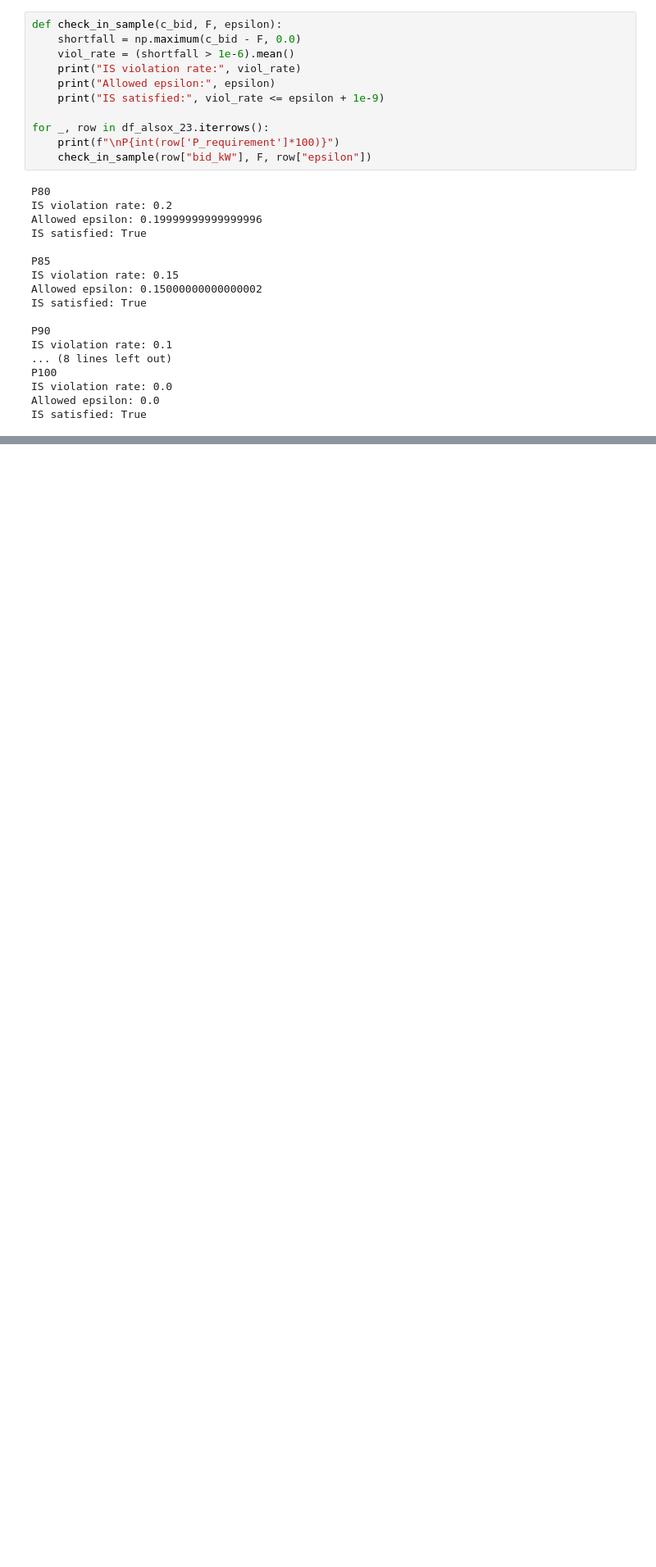
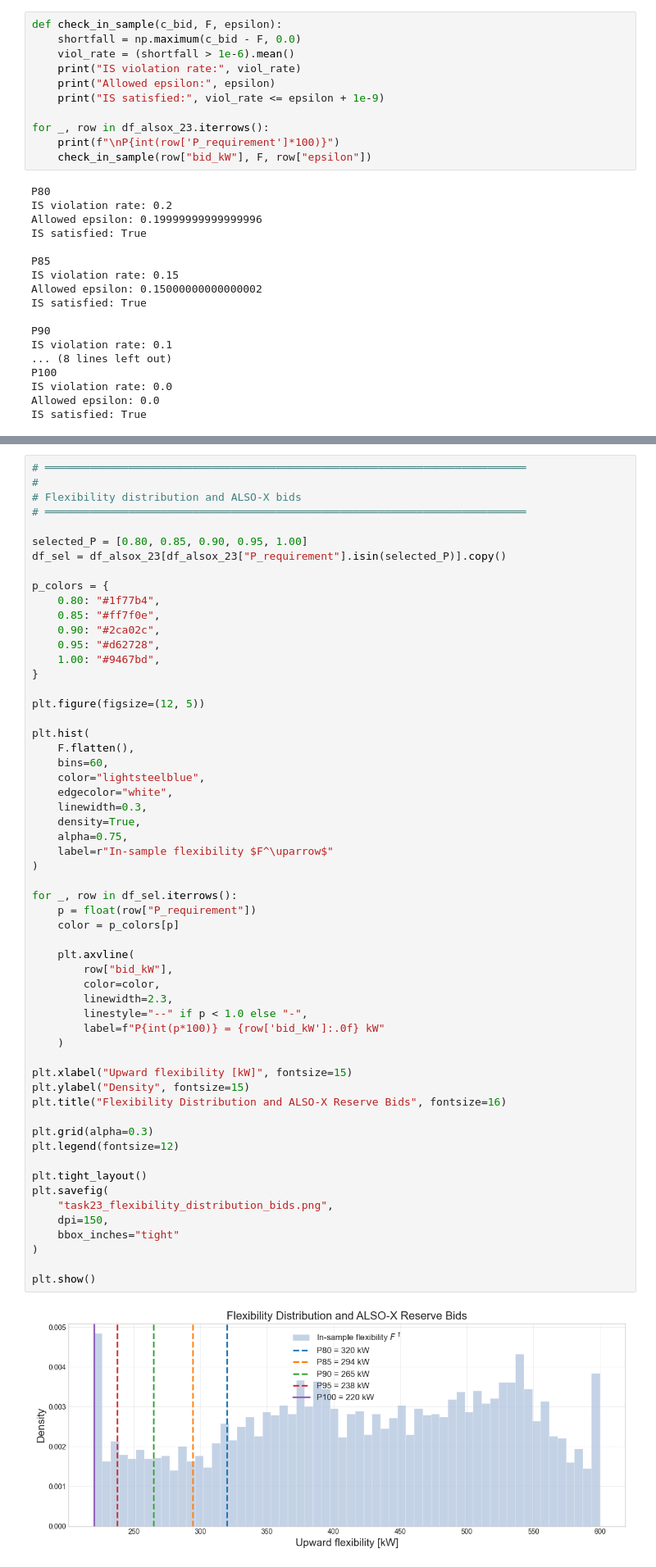
Before and after one commit to Irene-GL/Renewable-in-Electricity-Market-Assignment-2, a Jupyter notebook: Step2.ipynb, the cells around one changed output, grey strips where cells are left out. Shown at 82% size. Drawn from its saved outputs; the diff is of its cells as text; blank space fills up the shorter version.

Commit message:
Adding Task 2.3 corrections

```diff
--- a/Step2.ipynb
+++ b/Step2.ipynb
@@ -1085,0 +1086,59 @@ plt.show()
+# %%
+# ═══════════════════════════════════════════════════════════════════════════
+#
+# Flexibility distribution and ALSO-X bids
+# ═══════════════════════════════════════════════════════════════════════════
+
+selected_P = [0.80, 0.85, 0.90, 0.95, 1.00]
+df_sel = df_alsox_23[df_alsox_23["P_requirement"].isin(selected_P)].copy()
+
+p_colors = {
+    0.80: "#1f77b4",
+    0.85: "#ff7f0e",
+    0.90: "#2ca02c",
+    0.95: "#d62728",
+    1.00: "#9467bd",
+}
+
+plt.figure(figsize=(12, 5))
+
+plt.hist(
+    F.flatten(),
+    bins=60,
+    color="lightsteelblue",
+    edgecolor="white",
+    linewidth=0.3,
+    density=True,
+    alpha=0.75,
+    label=r"In-sample flexibility $F^\uparrow$"
+)
+
+for _, row in df_sel.iterrows():
+    p = float(row["P_requirement"])
+    color = p_colors[p]
+
+    plt.axvline(
+        row["bid_kW"],
+        color=color,
+        linewidth=2.3,
+        linestyle="--" if p < 1.0 else "-",
+        label=f"P{int(p*100)} = {row['bid_kW']:.0f} kW"
+    )
+
+plt.xlabel("Upward flexibility [kW]", fontsize=15)
+plt.ylabel("Density", fontsize=15)
+plt.title("Flexibility Distribution and ALSO-X Reserve Bids", fontsize=16)
+
+plt.grid(alpha=0.3)
+plt.legend(fontsize=12)
+
+plt.tight_layout()
+plt.savefig(
+    "task23_flexibility_distribution_bids.png",
+    dpi=150,
+    bbox_inches="tight"
+)
+
+plt.show()
+# %% [output]
+[figure, added]
```
Also changed, not shown: parts of 10 cells of this notebook.
